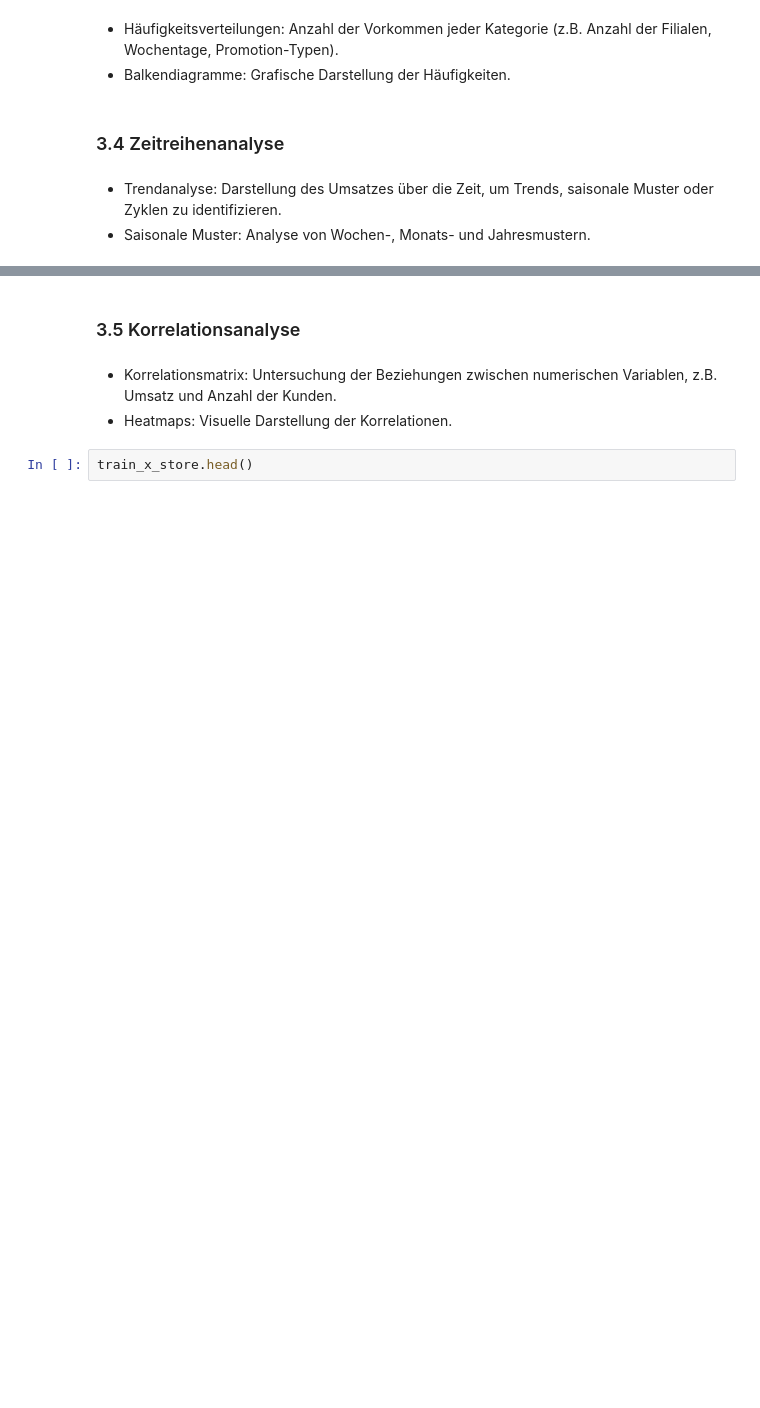
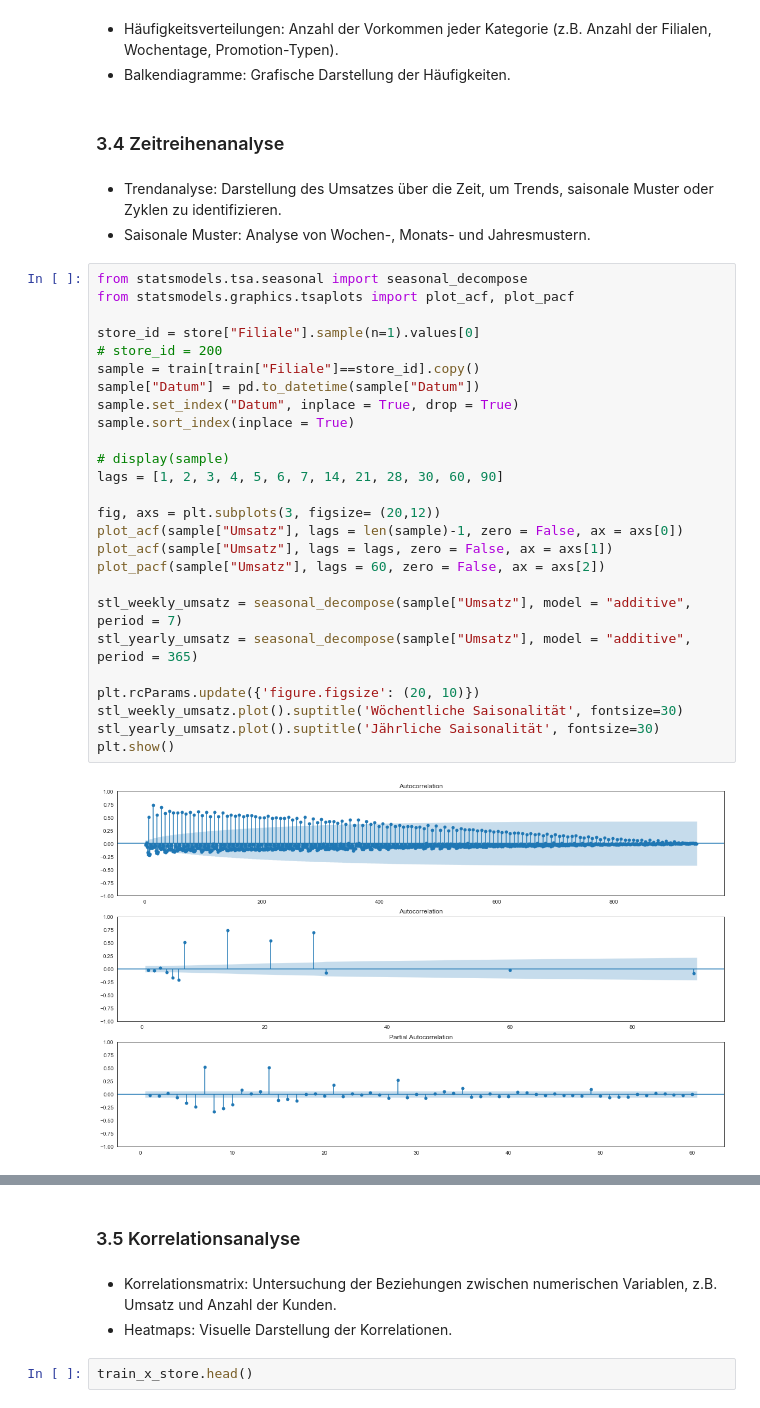
Before and after one commit to AliceKitchkin/Forecasting-Rossmann-Store-Sales, a Jupyter notebook: Forecasting_Notebook.ipynb, the cells around one changed output, grey strips where cells are left out. Cells and saved outputs as stored; diff of their text form; blank space fills up the shorter version.

```diff
--- a/Forecasting_Notebook.ipynb
+++ b/Forecasting_Notebook.ipynb
@@ -249,3 +250,31 @@ display(pd.concat([dtypes, describe]))
 # %% [markdown]
 - Trendanalyse: Darstellung des Umsatzes über die Zeit, um Trends, saisonale Muster oder Zyklen zu identifizieren.
 - Saisonale Muster: Analyse von Wochen-, Monats- und Jahresmustern.
+# %%
+from statsmodels.tsa.seasonal import seasonal_decompose
+from statsmodels.graphics.tsaplots import plot_acf, plot_pacf
+
+store_id = store["Filiale"].sample(n=1).values[0]
+# store_id = 200
+sample = train[train["Filiale"]==store_id].copy()
+sample["Datum"] = pd.to_datetime(sample["Datum"])
+sample.set_index("Datum", inplace = True, drop = True)
+sample.sort_index(inplace = True)
+
+# display(sample)
+lags = [1, 2, 3, 4, 5, 6, 7, 14, 21, 28, 30, 60, 90]
+
+fig, axs = plt.subplots(3, figsize= (20,12))
+plot_acf(sample["Umsatz"], lags = len(sample)-1, zero = False, ax = axs[0])
+plot_acf(sample["Umsatz"], lags = lags, zero = False, ax = axs[1])
+plot_pacf(sample["Umsatz"], lags = 60, zero = False, ax = axs[2])
+
+stl_weekly_umsatz = seasonal_decompose(sample["Umsatz"], model = "additive", period = 7)
+stl_yearly_umsatz = seasonal_decompose(sample["Umsatz"], model = "additive", period = 365)
+
+plt.rcParams.update({'figure.figsize': (20, 10)})
+stl_weekly_umsatz.plot().suptitle('Wöchentliche Saisonalität', fontsize=30)
+stl_yearly_umsatz.plot().suptitle('Jährliche Saisonalität', fontsize=30)
+plt.show()
+# %% [output]
+[figure, added]
```
Also changed, not shown: parts of 9 cells of this notebook.
